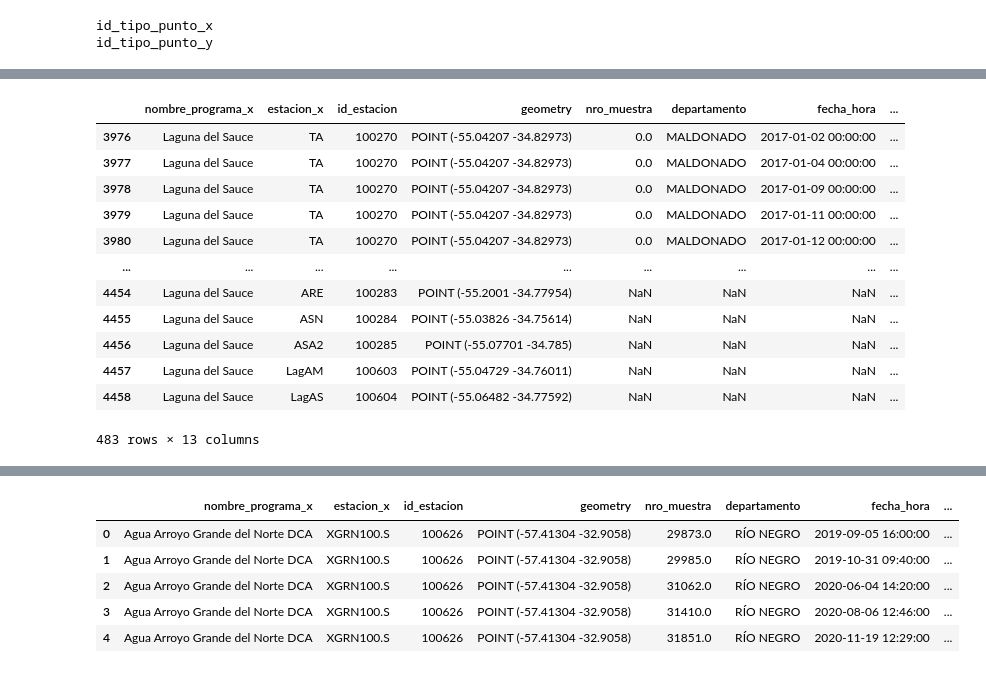
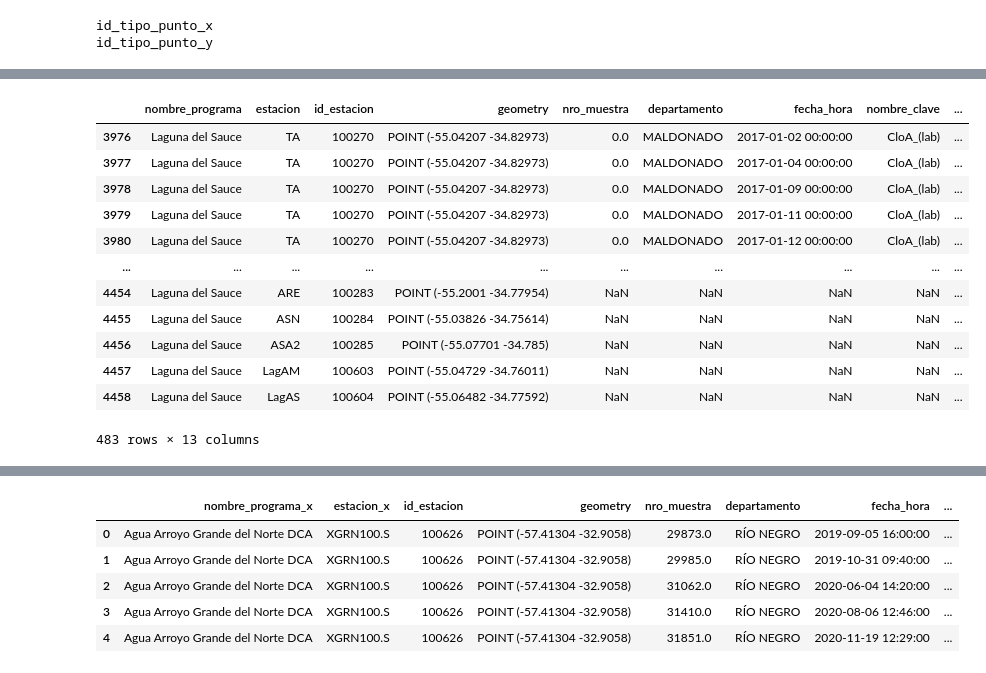
Before and after one commit to dimy20/ProyectoAA, a Jupyter notebook: notebooks/oan.ipynb, the cells around one changed output, grey strips where cells are left out. Saved outputs shown, nothing was run; the diff lists cells and outputs as text; code cells hidden in the pictures.

Commit message:
exploracion de estaciones oan y gems

```diff
--- a/notebooks/oan.ipynb
+++ b/notebooks/oan.ipynb
@@ -296,21 +295,21 @@ puntos_upm2.explore(
 # %% [output]
 [interactive output not drawn]
 # %%
-puntos_laguna_sauce = OAN_registros_clean[OAN_registros_clean["nombre_programa_x"] == "Laguna del Sauce"]
+puntos_laguna_sauce = OAN_registros_clean[OAN_registros_clean["nombre_programa"] == "Laguna del Sauce"]
 puntos_laguna_sauce
 # %% [output]
-|  | nombre_programa_x | estacion_x | id_estacion | geometry | nro_muestra | departamento | fecha_hora | ... |
-| 3976 | Laguna del Sauce | TA | 100270 | POINT (-55.04207 -34.82973) | 0.0 | MALDONADO | 2017-01-02 00:00:00 | ... |
-| 3977 | Laguna del Sauce | TA | 100270 | POINT (-55.04207 -34.82973) | 0.0 | MALDONADO | 2017-01-04 00:00:00 | ... |
-| 3978 | Laguna del Sauce | TA | 100270 | POINT (-55.04207 -34.82973) | 0.0 | MALDONADO | 2017-01-09 00:00:00 | ... |
-| 3979 | Laguna del Sauce | TA | 100270 | POINT (-55.04207 -34.82973) | 0.0 | MALDONADO | 2017-01-11 00:00:00 | ... |
-| 3980 | Laguna del Sauce | TA | 100270 | POINT (-55.04207 -34.82973) | 0.0 | MALDONADO | 2017-01-12 00:00:00 | ... |
-| ... | ... | ... | ... | ... | ... | ... | ... | ... |
-| 4454 | Laguna del Sauce | ARE | 100283 | POINT (-55.2001 -34.77954) | NaN | NaN | NaN | ... |
-| 4455 | Laguna del Sauce | ASN | 100284 | POINT (-55.03826 -34.75614) | NaN | NaN | NaN | ... |
-| 4456 | Laguna del Sauce | ASA2 | 100285 | POINT (-55.07701 -34.785) | NaN | NaN | NaN | ... |
-| 4457 | Laguna del Sauce | LagAM | 100603 | POINT (-55.04729 -34.76011) | NaN | NaN | NaN | ... |
-| 4458 | Laguna del Sauce | LagAS | 100604 | POINT (-55.06482 -34.77592) | NaN | NaN | NaN | ... |
+|  | nombre_programa | estacion | id_estacion | geometry | nro_muestra | departamento | fecha_hora | nombre_clave | ... |
+| 3976 | Laguna del Sauce | TA | 100270 | POINT (-55.04207 -34.82973) | 0.0 | MALDONADO | 2017-01-02 00:00:00 | CloA_(lab) | ... |
+| 3977 | Laguna del Sauce | TA | 100270 | POINT (-55.04207 -34.82973) | 0.0 | MALDONADO | 2017-01-04 00:00:00 | CloA_(lab) | ... |
+| 3978 | Laguna del Sauce | TA | 100270 | POINT (-55.04207 -34.82973) | 0.0 | MALDONADO | 2017-01-09 00:00:00 | CloA_(lab) | ... |
+| 3979 | Laguna del Sauce | TA | 100270 | POINT (-55.04207 -34.82973) | 0.0 | MALDONADO | 2017-01-11 00:00:00 | CloA_(lab) | ... |
+| 3980 | Laguna del Sauce | TA | 100270 | POINT (-55.04207 -34.82973) | 0.0 | MALDONADO | 2017-01-12 00:00:00 | CloA_(lab) | ... |
+| ... | ... | ... | ... | ... | ... | ... | ... | ... | ... |
+| 4454 | Laguna del Sauce | ARE | 100283 | POINT (-55.2001 -34.77954) | NaN | NaN | NaN | NaN | ... |
+| 4455 | Laguna del Sauce | ASN | 100284 | POINT (-55.03826 -34.75614) | NaN | NaN | NaN | NaN | ... |
+| 4456 | Laguna del Sauce | ASA2 | 100285 | POINT (-55.07701 -34.785) | NaN | NaN | NaN | NaN | ... |
+| 4457 | Laguna del Sauce | LagAM | 100603 | POINT (-55.04729 -34.76011) | NaN | NaN | NaN | NaN | ... |
+| 4458 | Laguna del Sauce | LagAS | 100604 | POINT (-55.06482 -34.77592) | NaN | NaN | NaN | NaN | ... |
 483 rows × 13 columns
 # %%
 puntos_laguna_sauce.explore(
```
Also changed, not shown: parts of 4 cells of this notebook.
